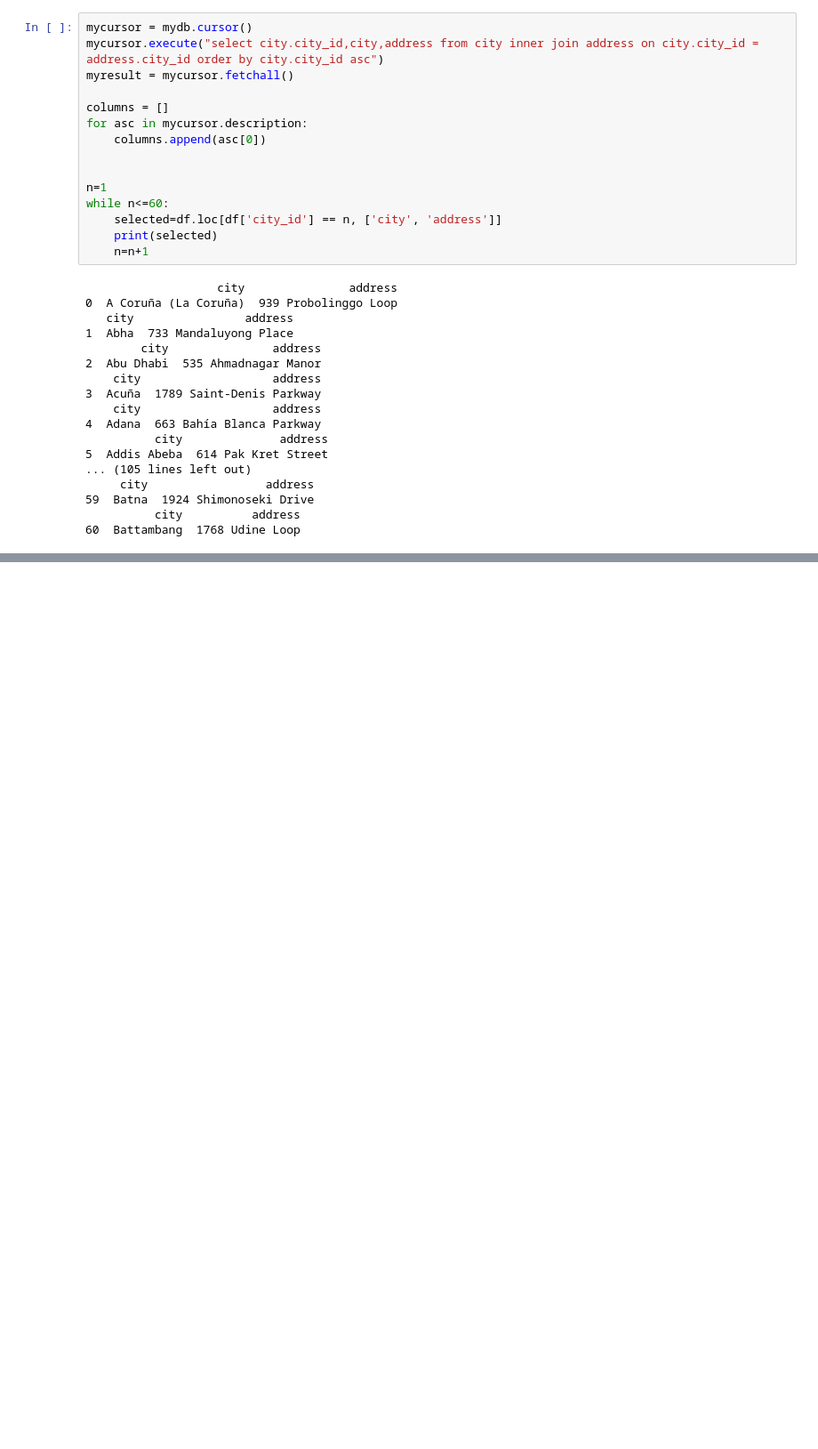
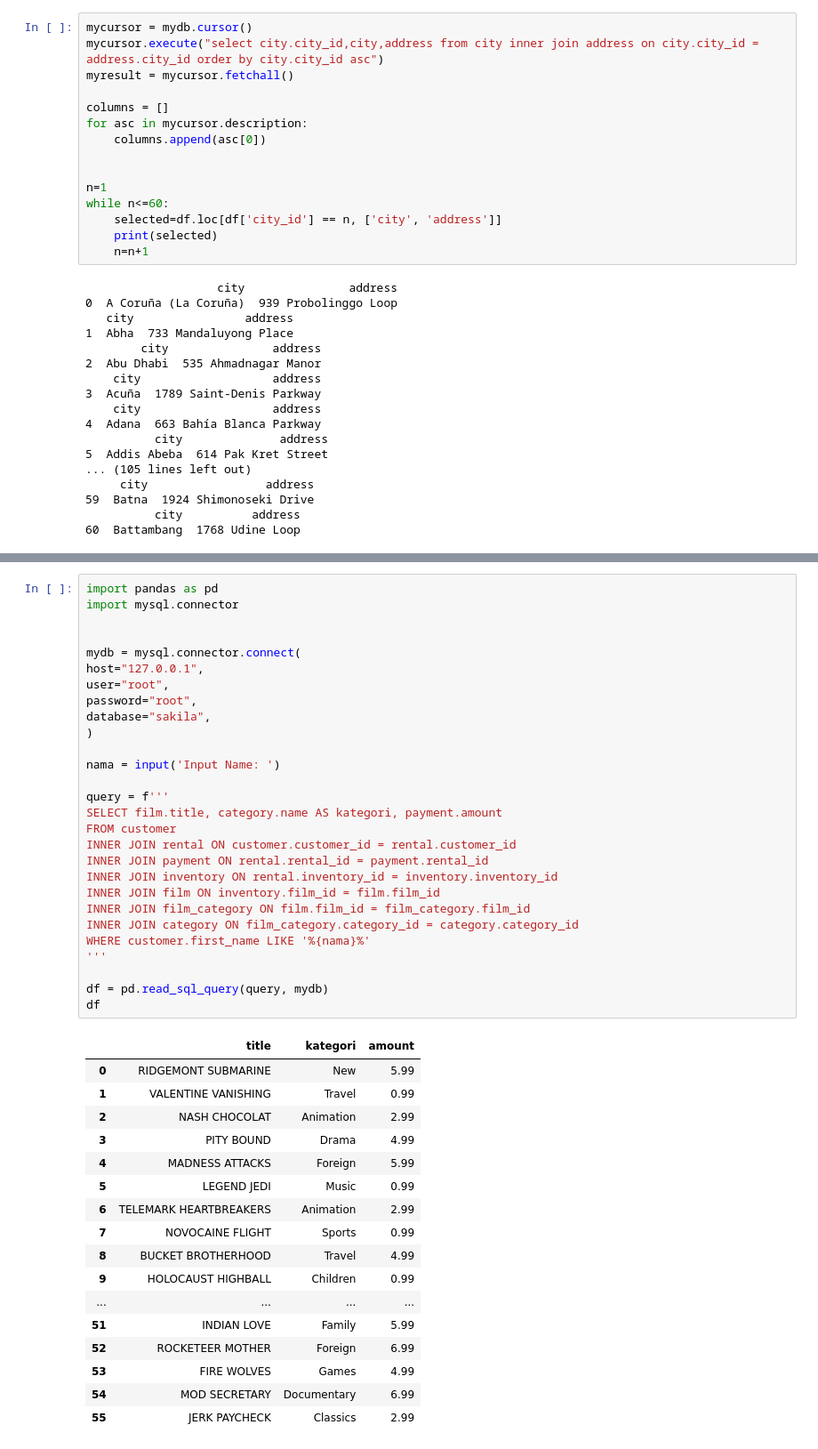
Before and after one commit to asepiq/H8_9, a Jupyter notebook: H8_9.ipynb, the cells around one changed output, grey strips where cells are left out. Shown at 89% size. Saved outputs shown, nothing was run; the diff lists cells and outputs as text; blank space fills up the shorter version.

```diff
--- a/H8_9.ipynb
+++ b/H8_9.ipynb
@@ -548,0 +576,46 @@ while n<=60:
+# %%
+import pandas as pd
+import mysql.connector
+
+
+mydb = mysql.connector.connect(
+host="127.0.0.1",
+user="root",
+password="root",
+database="sakila",
+)
+
+nama = input('Input Name: ')
+
+query = f'''
+SELECT film.title, category.name AS kategori, payment.amount
+FROM customer
+INNER JOIN rental ON customer.customer_id = rental.customer_id
+INNER JOIN payment ON rental.rental_id = payment.rental_id
+INNER JOIN inventory ON rental.inventory_id = inventory.inventory_id
+INNER JOIN film ON inventory.film_id = film.film_id
+INNER JOIN film_category ON film.film_id = film_category.film_id
+INNER JOIN category ON film_category.category_id = category.category_id
+WHERE customer.first_name LIKE '%{nama}%'
+'''
+
+df = pd.read_sql_query(query, mydb)
+df
+# %% [output]
+|  | title | kategori | amount |
+| 0 | RIDGEMONT SUBMARINE | New | 5.99 |
+| 1 | VALENTINE VANISHING | Travel | 0.99 |
+| 2 | NASH CHOCOLAT | Animation | 2.99 |
+| 3 | PITY BOUND | Drama | 4.99 |
+| 4 | MADNESS ATTACKS | Foreign | 5.99 |
+| 5 | LEGEND JEDI | Music | 0.99 |
+| 6 | TELEMARK HEARTBREAKERS | Animation | 2.99 |
+| 7 | NOVOCAINE FLIGHT | Sports | 0.99 |
+| 8 | BUCKET BROTHERHOOD | Travel | 4.99 |
+| 9 | HOLOCAUST HIGHBALL | Children | 0.99 |
+| ... | ... | ... | ... |
+| 51 | INDIAN LOVE | Family | 5.99 |
+| 52 | ROCKETEER MOTHER | Foreign | 6.99 |
+| 53 | FIRE WOLVES | Games | 4.99 |
+| 54 | MOD SECRETARY | Documentary | 6.99 |
+| 55 | JERK PAYCHECK | Classics | 2.99 |
```
Also changed, not shown: parts of 2 cells of this notebook.
